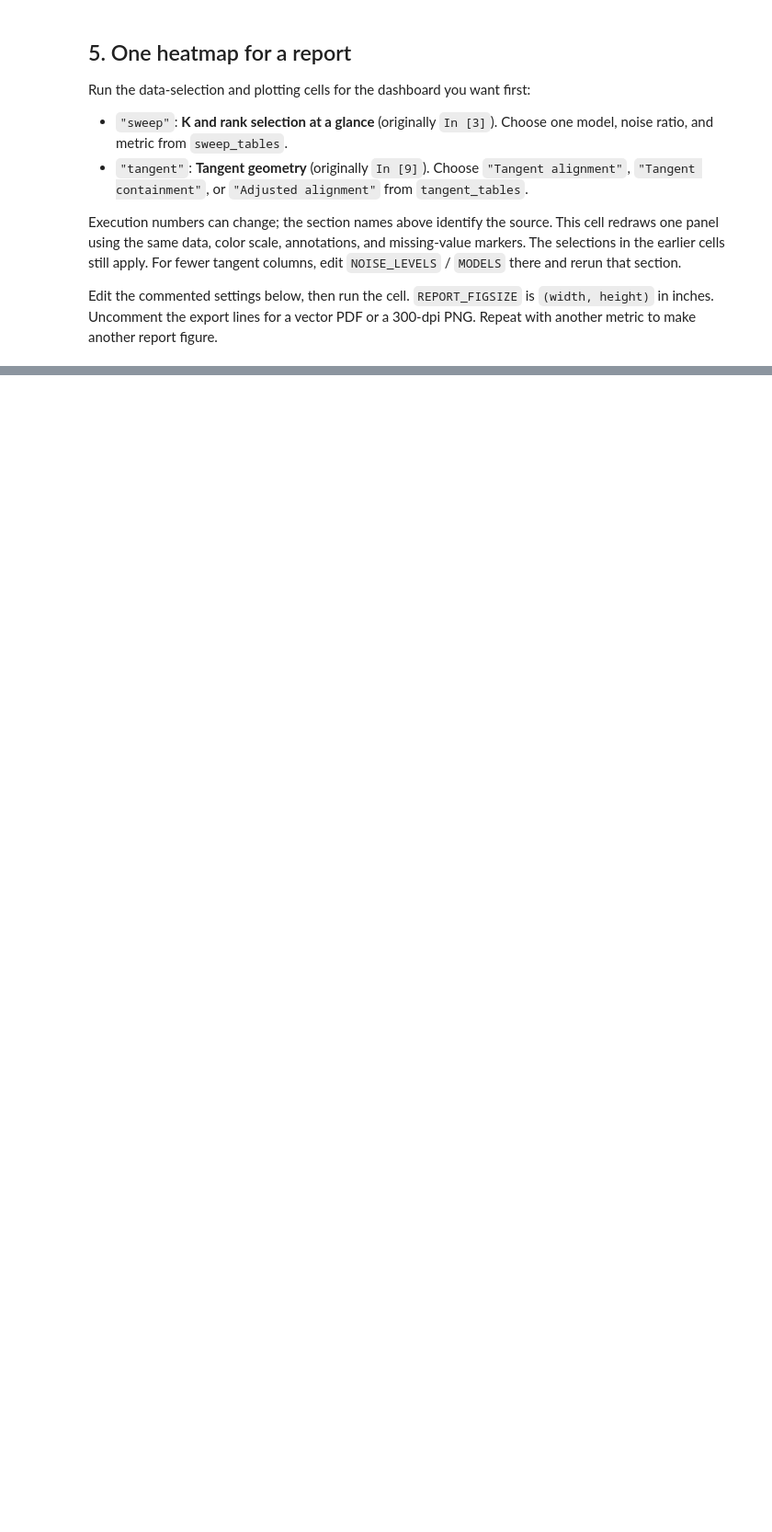
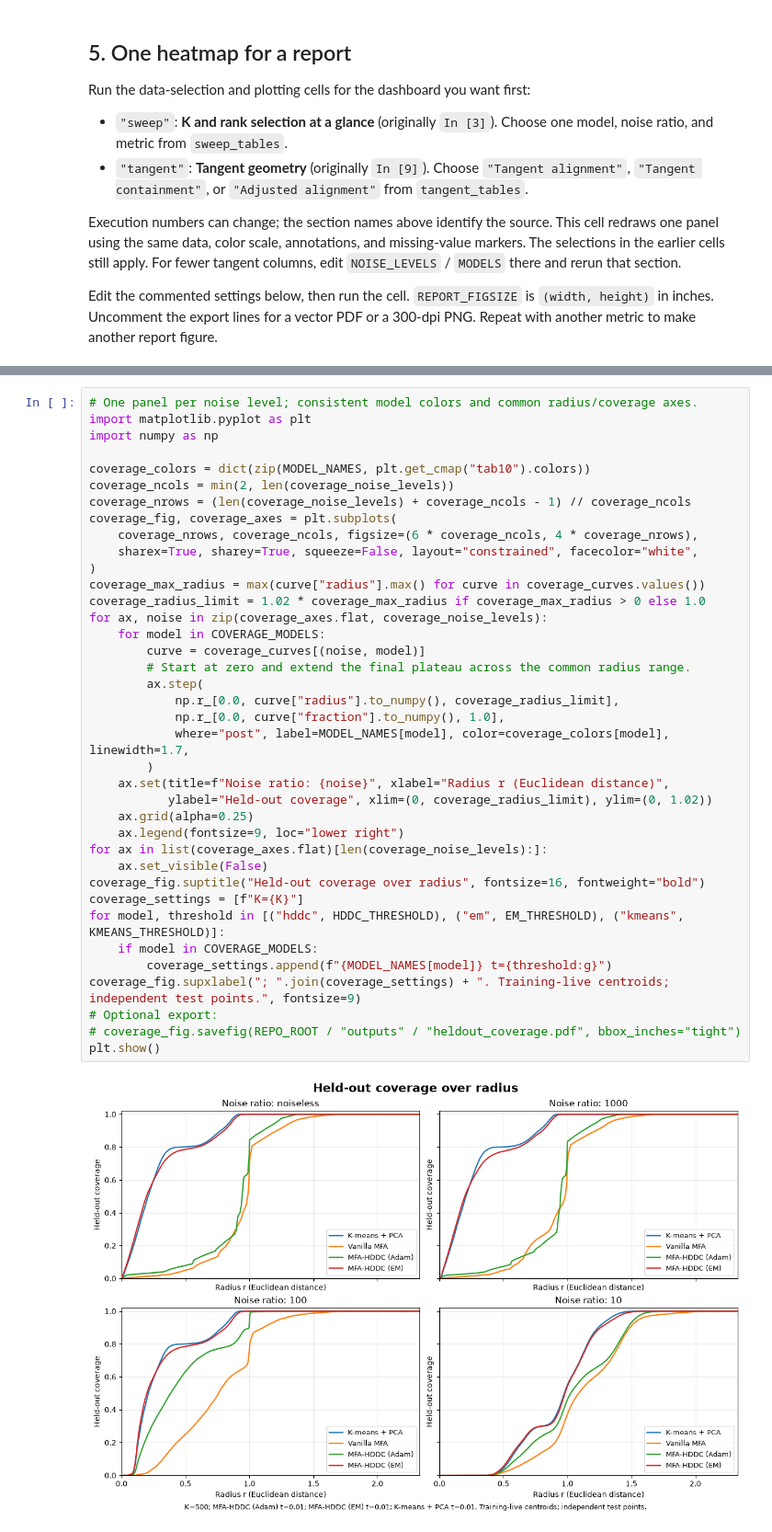
Before and after one commit to alexserra98/decomposing-activations-local-geometry, a Jupyter notebook: notebooks/toy_manifold_noise_sweep_results.ipynb, the cells around one changed output, grey strips where cells are left out. Shown at 92% size. Saved outputs shown, nothing was run; the diff lists cells and outputs as text; blank space fills up the shorter version.

Commit message:
Merged with training-pipeline. Added coverage metric

```diff
--- a/notebooks/toy_manifold_noise_sweep_results.ipynb
+++ b/notebooks/toy_manifold_noise_sweep_results.ipynb
@@ -633,0 +672,40 @@ AssertionError: Choose a model/noise pair from [('em', 'noiseless')]
+# %%
+# One panel per noise level; consistent model colors and common radius/coverage axes.
+import matplotlib.pyplot as plt
+import numpy as np
+
+coverage_colors = dict(zip(MODEL_NAMES, plt.get_cmap("tab10").colors))
+coverage_ncols = min(2, len(coverage_noise_levels))
+coverage_nrows = (len(coverage_noise_levels) + coverage_ncols - 1) // coverage_ncols
+coverage_fig, coverage_axes = plt.subplots(
+    coverage_nrows, coverage_ncols, figsize=(6 * coverage_ncols, 4 * coverage_nrows),
+    sharex=True, sharey=True, squeeze=False, layout="constrained", facecolor="white",
+)
+coverage_max_radius = max(curve["radius"].max() for curve in coverage_curves.values())
+coverage_radius_limit = 1.02 * coverage_max_radius if coverage_max_radius > 0 else 1.0
+for ax, noise in zip(coverage_axes.flat, coverage_noise_levels):
+    for model in COVERAGE_MODELS:
+        curve = coverage_curves[(noise, model)]
+        # Start at zero and extend the final plateau across the common radius range.
+        ax.step(
+            np.r_[0.0, curve["radius"].to_numpy(), coverage_radius_limit],
+            np.r_[0.0, curve["fraction"].to_numpy(), 1.0],
+            where="post", label=MODEL_NAMES[model], color=coverage_colors[model], linewidth=1.7,
+        )
+    ax.set(title=f"Noise ratio: {noise}", xlabel="Radius r (Euclidean distance)",
+           ylabel="Held-out coverage", xlim=(0, coverage_radius_limit), ylim=(0, 1.02))
+    ax.grid(alpha=0.25)
+    ax.legend(fontsize=9, loc="lower right")
+for ax in list(coverage_axes.flat)[len(coverage_noise_levels):]:
+    ax.set_visible(False)
+coverage_fig.suptitle("Held-out coverage over radius", fontsize=16, fontweight="bold")
+coverage_settings = [f"K={K}"]
+for model, threshold in [("hddc", HDDC_THRESHOLD), ("em", EM_THRESHOLD), ("kmeans", KMEANS_THRESHOLD)]:
+    if model in COVERAGE_MODELS:
+        coverage_settings.append(f"{MODEL_NAMES[model]} t={threshold:g}")
+coverage_fig.supxlabel("; ".join(coverage_settings) + ". Training-live centroids; independent test points.", fontsize=9)
+# Optional export:
+# coverage_fig.savefig(REPO_ROOT / "outputs" / "heldout_coverage.pdf", bbox_inches="tight")
+plt.show()
+# %% [output]
+[figure, added]
```
Also changed, not shown: parts of 4 cells of this notebook, 32 other files.
